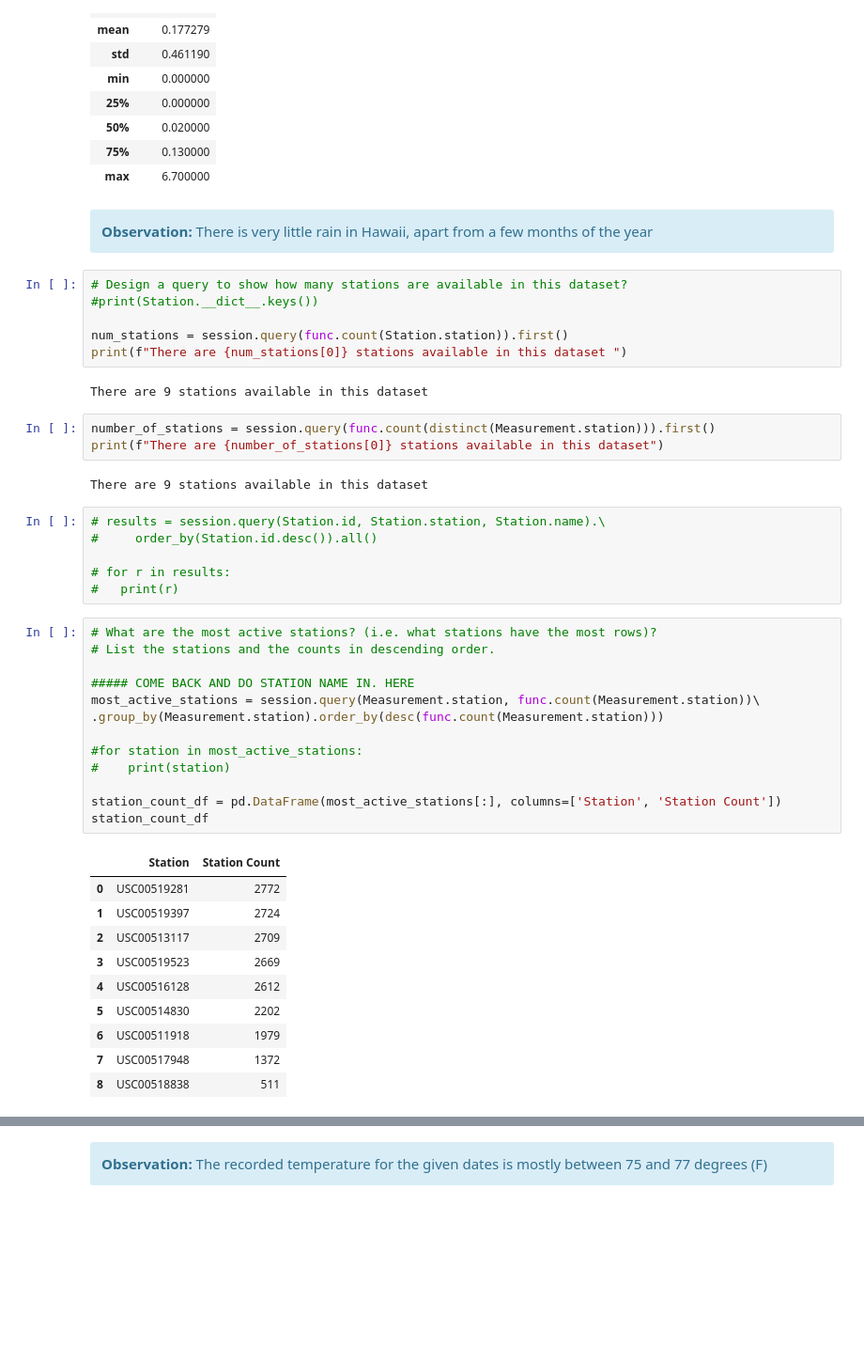
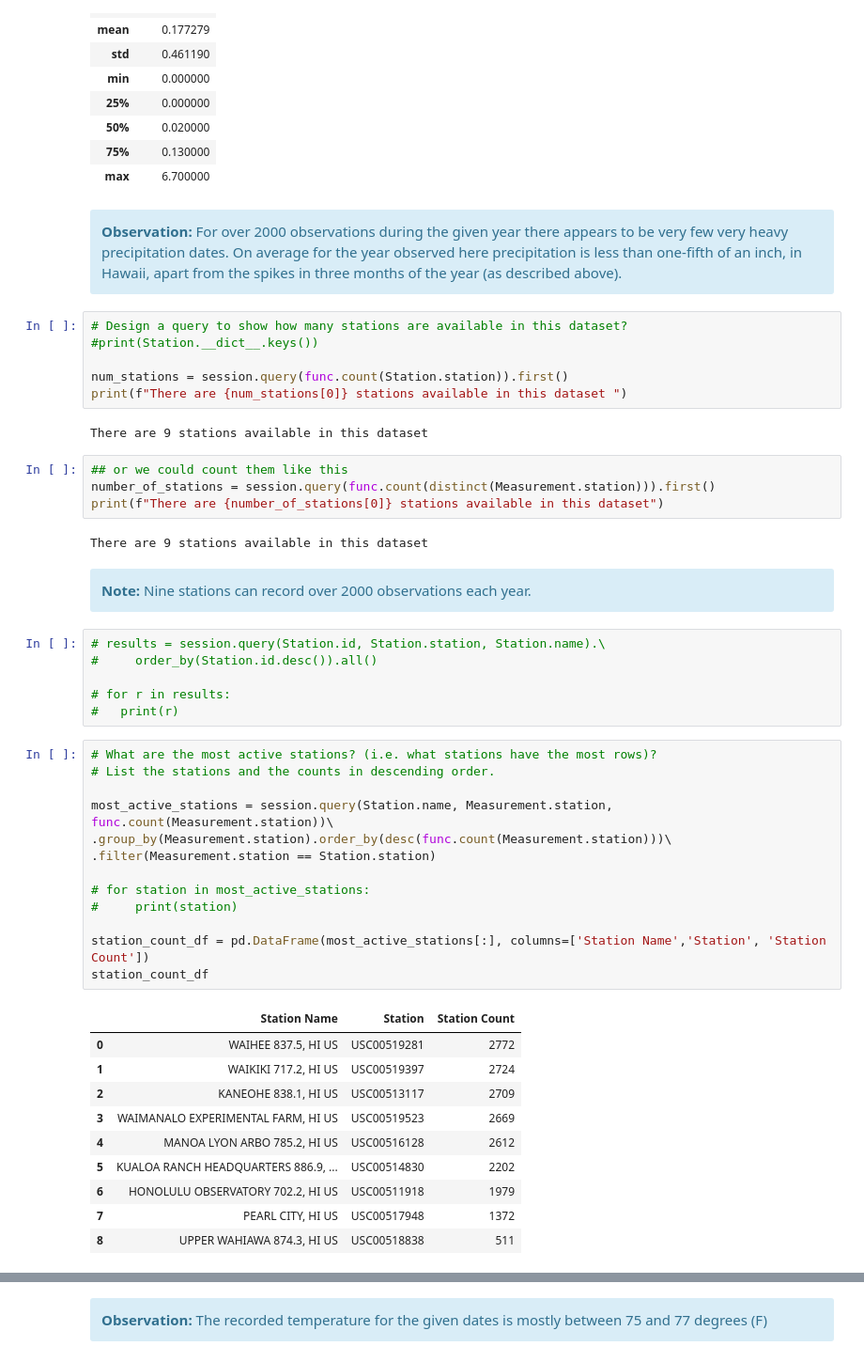
Before and after one commit to annmcnamara/sqlalchemy-challenge, a Jupyter notebook: climate_starter.ipynb, the cells around one changed output, grey strips where cells are left out. Shown at 94% size. Saved outputs shown, nothing was run; the diff lists cells and outputs as text; blank space fills up the shorter version.

```diff
--- a/climate_starter.ipynb
+++ b/climate_starter.ipynb
@@ -138,7 +197,7 @@ df.describe()
 # %% [markdown]
 <div class="alert alert-block alert-info">
 <b>Observation:</b>
-There is very little rain in Hawaii, apart from a few months of the year
+For over 2000 observations during the given year there appears to be very few very heavy precipitation dates.  On average for the year observed here precipitation is less than one-fifth of an inch, in Hawaii, apart from the spikes in three months of the year (as described above).
 </div>
 # %%
 # Design a query to show how many stations are available in this dataset?
@@ -149,10 +208,16 @@ print(f"There are {num_stations[0]} stations available in this dataset ")
 # %% [output]
 There are 9 stations available in this dataset
 # %%
+## or we could count them like this
 number_of_stations = session.query(func.count(distinct(Measurement.station))).first()
 print(f"There are {number_of_stations[0]} stations available in this dataset")
 # %% [output]
 There are 9 stations available in this dataset
+# %% [markdown]
+<div class="alert alert-block alert-info">
+<b>Note:</b>
+Nine stations can record over 2000 observations each year.
+</div>
 # %%
 # results = session.query(Station.id, Station.station, Station.name).\
 #     order_by(Station.id.desc()).all()
@@ -162,24 +227,24 @@ There are 9 stations available in this dataset
 # %%
 # What are the most active stations? (i.e. what stations have the most rows)?
 # List the stations and the counts in descending order.
 
-##### COME BACK AND DO STATION NAME IN. HERE
-most_active_stations = session.query(Measurement.station, func.count(Measurement.station))\
-.group_by(Measurement.station).order_by(desc(func.count(Measurement.station)))
+most_active_stations = session.query(Station.name, Measurement.station, func.count(Measurement.station))\
+.group_by(Measurement.station).order_by(desc(func.count(Measurement.station)))\
+.filter(Measurement.station == Station.station)
 
-#for station in most_active_stations:
-#    print(station)
+# for station in most_active_stations:
+#     print(station)
 
-station_count_df = pd.DataFrame(most_active_stations[:], columns=['Station', 'Station Count'])
+station_count_df = pd.DataFrame(most_active_stations[:], columns=['Station Name','Station', 'Station Count'])
 station_count_df
 # %% [output]
-|  | Station | Station Count |
-| 0 | USC00519281 | 2772 |
-| 1 | USC00519397 | 2724 |
-| 2 | USC00513117 | 2709 |
-| 3 | USC00519523 | 2669 |
-| 4 | USC00516128 | 2612 |
-| 5 | USC00514830 | 2202 |
-| 6 | USC00511918 | 1979 |
-| 7 | USC00517948 | 1372 |
-| 8 | USC00518838 | 511 |
+|  | Station Name | Station | Station Count |
+| 0 | WAIHEE 837.5, HI US | USC00519281 | 2772 |
+| 1 | WAIKIKI 717.2, HI US | USC00519397 | 2724 |
+| 2 | KANEOHE 838.1, HI US | USC00513117 | 2709 |
+| 3 | WAIMANALO EXPERIMENTAL FARM, HI US | USC00519523 | 2669 |
+| 4 | MANOA LYON ARBO 785.2, HI US | USC00516128 | 2612 |
+| 5 | KUALOA RANCH HEADQUARTERS 886.9, ... | USC00514830 | 2202 |
+| 6 | HONOLULU OBSERVATORY 702.2, HI US | USC00511918 | 1979 |
+| 7 | PEARL CITY, HI US | USC00517948 | 1372 |
+| 8 | UPPER WAHIAWA 874.3, HI US | USC00518838 | 511 |
```
Also changed, not shown: parts of 42 cells of this notebook, 4 other files.
